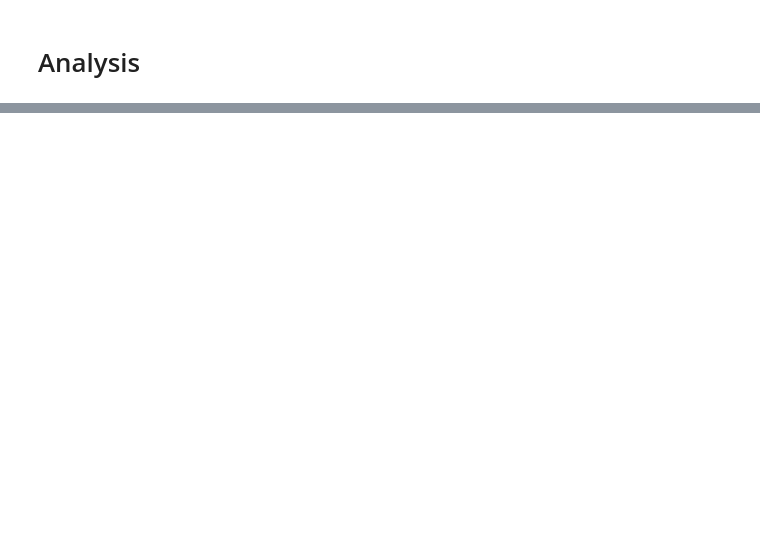
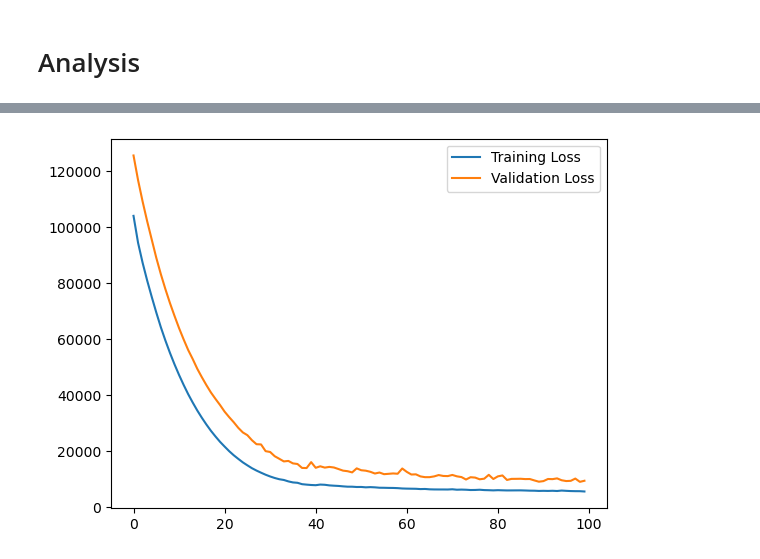
Before and after one commit to tanaynistala/traffic, a Jupyter notebook: analysis.ipynb, the cells around one changed output, grey strips where cells are left out. Saved outputs shown, nothing was run; the diff lists cells and outputs as text; code cells hidden in the pictures; blank space fills up the shorter version.

Commit message:
Built an LSTM model

```diff
--- a/analysis.ipynb
+++ b/analysis.ipynb
@@ -55,6 +55,7 @@ def expand_detector_data(city_data):
     # Add the detector data to the city data
     city_data = city_data.join(detectors, on=['city', 'detid'])
     city_data['linkid'] = city_data['linkid'].astype('int64')
+    city_data['limit'] = city_data['limit'].astype('int64')
 
     # Drop the detector id column
     city_data = city_data.reset_index().drop(columns=['road', 'long', 'lat', 'detid']).set_index(['city', 'linkid', 'datetime'])
@@ -92,0 +94,12 @@ frankfurt_data.head()
+# %%
+# Split the data into training, validation and test sets
+def split_data(city_data):
+    from sklearn.model_selection import train_test_split
+
+    # Split the data into training, validation and test sets
+    train_data, test_data = train_test_split(city_data, test_size=0.2, shuffle=False)
+    train_data, val_data = train_test_split(train_data, test_size=0.2, shuffle=False)
+
+    return train_data, val_data, test_data
+
+train_data, val_data, test_data = split_data(city_data)
@@ -92,0 +243,21 @@ frankfurt_data.head()
+# %%
+# Train the model
+def train_model(model, window, epochs=100):
+    from keras.callbacks import EarlyStopping
+
+    early_stop = EarlyStopping(monitor='val_loss', patience=10)
+
+    # Print model inputs and outputs
+    print(f'Inputs: {model.input_shape}')
+    print(f'Outputs: {model.output_shape}')
+
+    history = model.fit(
+        window.train(),
+        epochs=epochs,
+        validation_data=window.val(),
+        callbacks=[early_stop]
+    )
+
+    return history
+
+history = train_model(model, window)
@@ -92,0 +286,13 @@ frankfurt_data.head()
+# %%
+# Plot the training and validation loss
+def plot_loss(history):
+    import matplotlib.pyplot as plt
+
+    plt.plot(history.history['loss'], label='Training Loss')
+    plt.plot(history.history['val_loss'], label='Validation Loss')
+    plt.legend()
+    plt.show()
+
+plot_loss(history)
+# %% [output]
+[figure, added]
```
Also changed, not shown: parts of 7 cells of this notebook, 1 other file.
